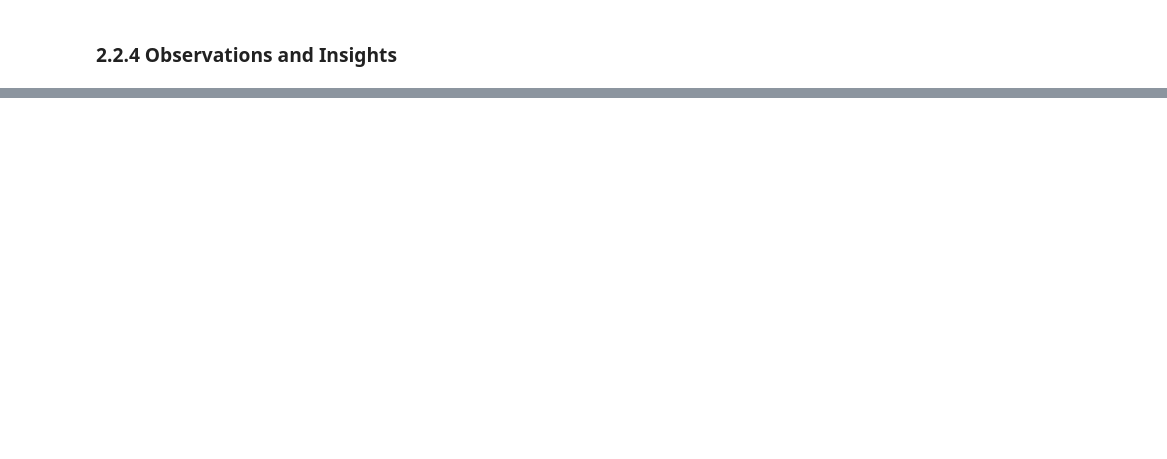
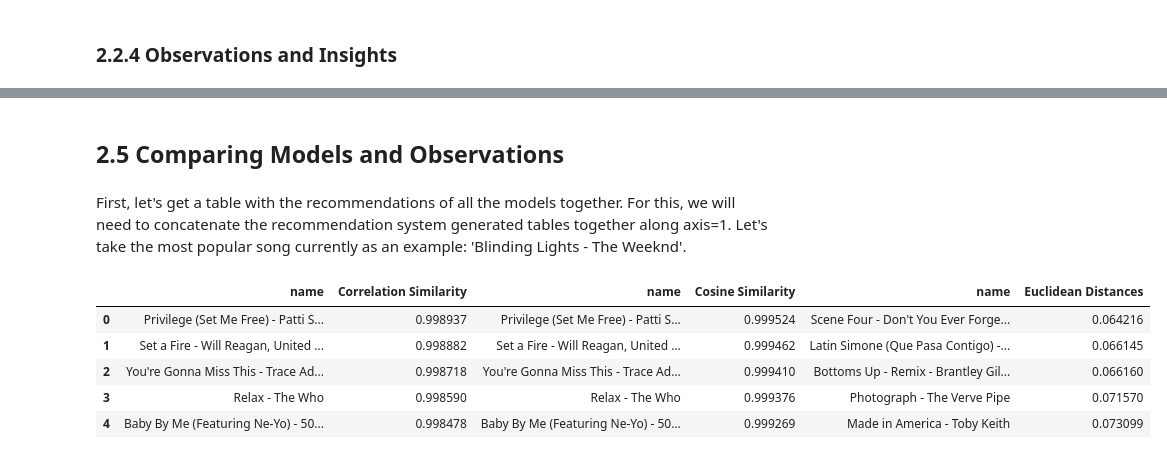
Before and after one commit to Hadryan/Spotify-Music-Data, a Jupyter notebook: Spotify Data Exploration and Recommender Systems.ipynb, the cells around one changed output, grey strips where cells are left out. Drawn from its saved outputs; the diff is of its cells as text; code cells hidden in the pictures; blank space fills up the shorter version.

```diff
--- a/Spotify Data Exploration and Recommender Systems.ipynb
+++ b/Spotify Data Exploration and Recommender Systems.ipynb
@@ -511,0 +545,10 @@ findRecommendations('Sweater Weather - The Neighbourhood', ft)
+# %%
+def findRecommendationsCosine (title, df):
+    df = df.copy().transpose()
+    similarity = []
+    for i in df.index:
+        # Reshape to a 2D array of (1,7)
+        # Casting to string and float with indexing [2:-2] to remove the outer 2 pairs of square brackets
+        similarity.append(float(str(cosine_similarity(df.loc[title].values.reshape(1, 7), df.loc[i].values.reshape(1, 7)))[2:-2]))
+    df['Cosine Similarity'] = similarity
+    return pd.DataFrame(df.sort_values(by = 'Cosine Similarity', ascending = False)['Cosine Similarity']).iloc[1:6]
@@ -511,0 +599,10 @@ findRecommendations('Sweater Weather - The Neighbourhood', ft)
+# %%
+def findRecommendationsEuclid (title, df):
+    df = df.copy().transpose()
+    similarity = []
+    for i in df.index:
+        # Reshape to a 2D array of (1,7)
+        # Casting to string and float with indexing [2:-2] to remove the outer 2 pairs of square brackets
+        similarity.append(float(str(euclidean_distances(df.loc[title].values.reshape(1, 7), df.loc[i].values.reshape(1, 7)))[2:-2]))
+    df['Euclidean Distances'] = similarity
+    return pd.DataFrame(df.sort_values(by = 'Euclidean Distances', ascending = True)['Euclidean Distances']).iloc[1:6]
@@ -511,0 +631,19 @@ findRecommendations('Sweater Weather - The Neighbourhood', ft)
+# %% [markdown]
+## 2.5 Comparing Models and Observations
+# %% [markdown]
+First, let's get a table with the recommendations of all the models together. For this, we will need to concatenate the recommendation system generated tables together along axis=1. Let's take the most popular song currently as an example: 'Blinding Lights - The Weeknd'.
+# %%
+table1 = findRecommendationsCorr('Blinding Lights - The Weeknd', ft)
+table2 = findRecommendationsCosine('Blinding Lights - The Weeknd', ft)
+table3 = findRecommendationsEuclid('Blinding Lights - The Weeknd', ft)
+# %%
+pd.concat([table1.reset_index(),
+           table2.reset_index(),
+           table3.reset_index()], axis = 1)
+# %% [output]
+|  | name | Correlation Similarity | name | Cosine Similarity | name | Euclidean Distances |
+| 0 | Privilege (Set Me Free) - Patti S... | 0.998937 | Privilege (Set Me Free) - Patti S... | 0.999524 | Scene Four - Don't You Ever Forge... | 0.064216 |
+| 1 | Set a Fire - Will Reagan, United ... | 0.998882 | Set a Fire - Will Reagan, United ... | 0.999462 | Latin Simone (Que Pasa Contigo) -... | 0.066145 |
+| 2 | You're Gonna Miss This - Trace Ad... | 0.998718 | You're Gonna Miss This - Trace Ad... | 0.999410 | Bottoms Up - Remix - Brantley Gil... | 0.066160 |
+| 3 | Relax - The Who | 0.998590 | Relax - The Who | 0.999376 | Photograph - The Verve Pipe | 0.071570 |
+| 4 | Baby By Me (Featuring Ne-Yo) - 50... | 0.998478 | Baby By Me (Featuring Ne-Yo) - 50... | 0.999269 | Made in America - Toby Keith | 0.073099 |
```
Also changed, not shown: parts of 27 cells of this notebook.
